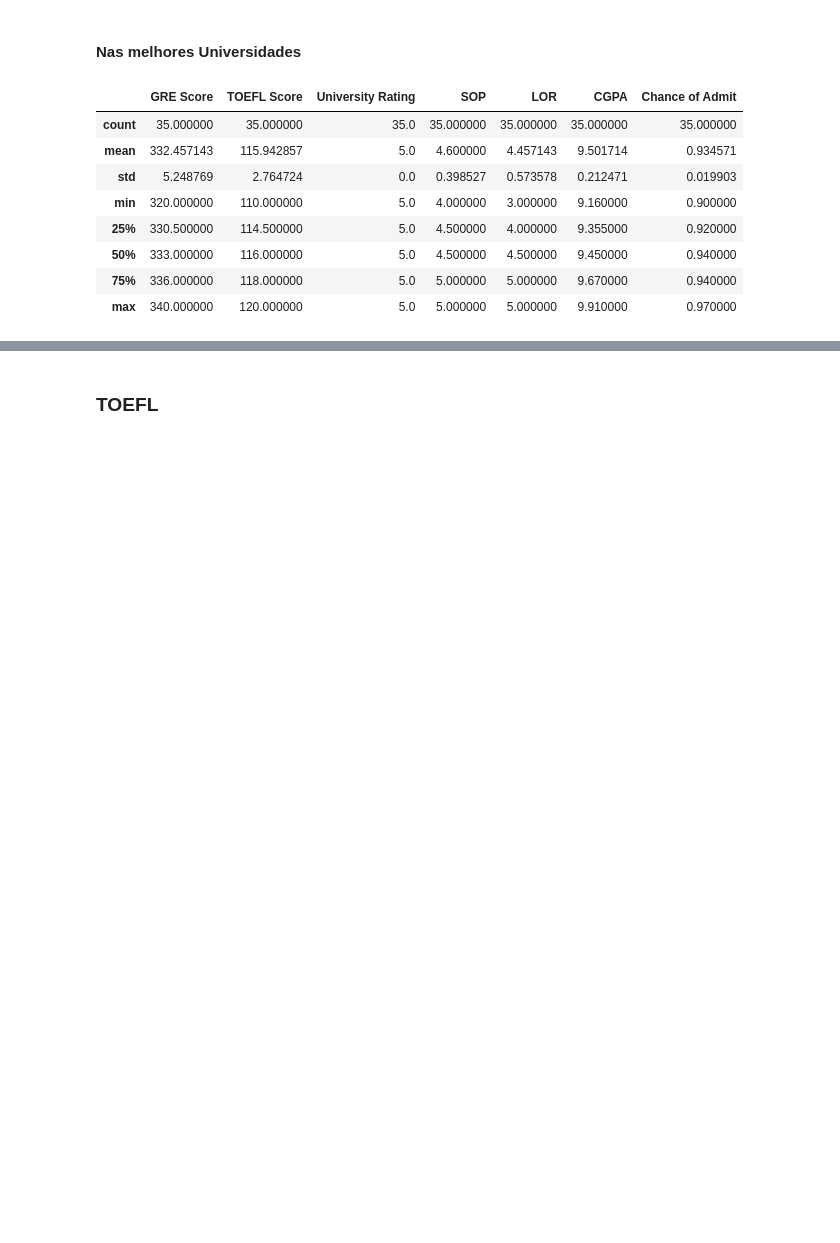
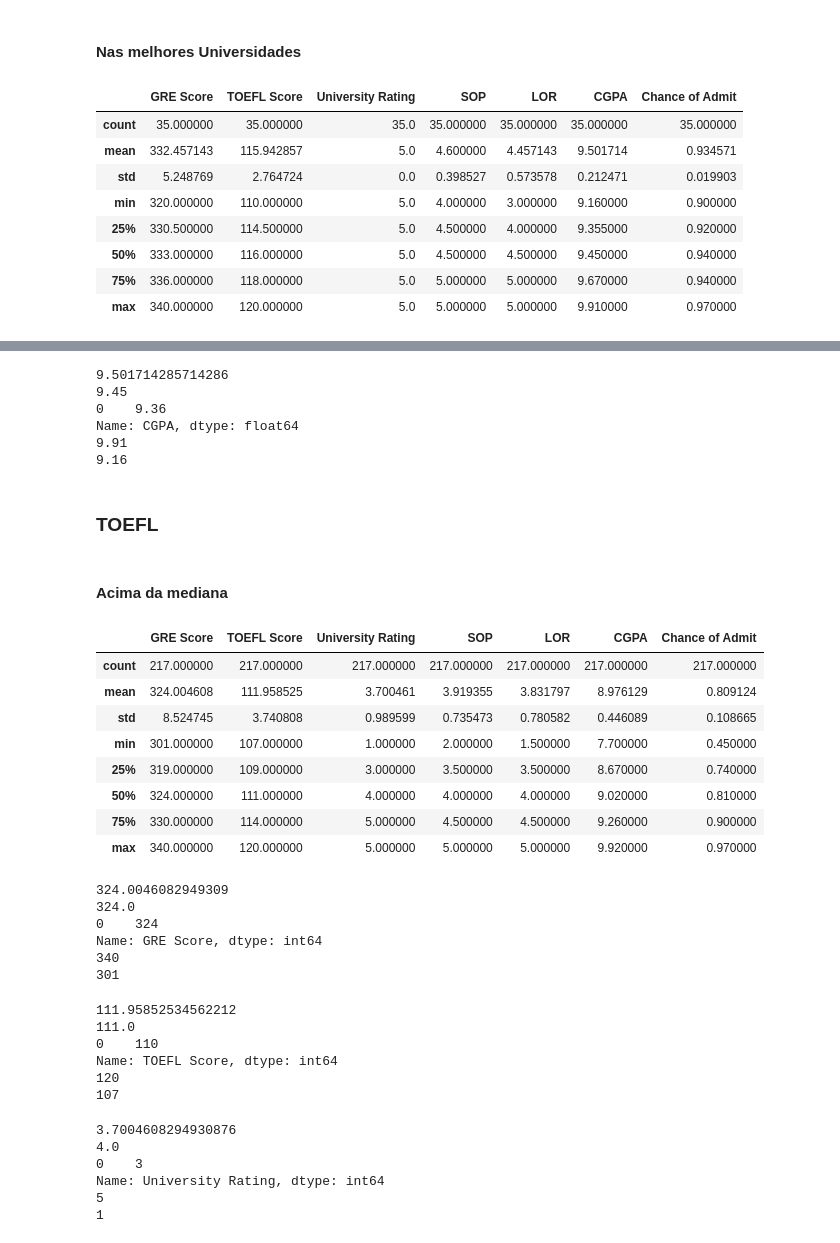
Before and after one commit to AHChaves/Trabalho-ISI, a Jupyter notebook: src/Analise_Exploratoria.ipynb, the cells around one changed output, grey strips where cells are left out. Drawn from its saved outputs; the diff is of its cells as text; code cells hidden in the pictures; blank space fills up the shorter version.

Commit message:
analise exploratória pt 2

```diff
--- a/src/Analise_Exploratoria.ipynb
+++ b/src/Analise_Exploratoria.ipynb
@@ -141,4 +293,17 @@ print(chance_of_aproval_best_university['TOEFL Score'].min())
 120
 110
+# %%
+print(chance_of_aproval_best_university['CGPA'].mean())
+print(chance_of_aproval_best_university['CGPA'].median())
+print(chance_of_aproval_best_university['CGPA'].mode())
+print(chance_of_aproval_best_university['CGPA'].max())
+print(chance_of_aproval_best_university['CGPA'].min())
+# %% [output]
+9.501714285714286
+9.45
+0    9.36
+Name: CGPA, dtype: float64
+9.91
+9.16
 # %% [markdown]
 ### TOEFL
@@ -146,0 +310,55 @@ analise_TOEFL = df[]
+# %% [markdown]
+#### Acima da mediana
+# %%
+analise_TOEFL_beyond_median = df[df['TOEFL Score'] >= 107]
+# %%
+analise_TOEFL_beyond_median.describe()
+# %% [output]
+|  | GRE Score | TOEFL Score | University Rating | SOP | LOR | CGPA | Chance of Admit |
+| count | 217.000000 | 217.000000 | 217.000000 | 217.000000 | 217.000000 | 217.000000 | 217.000000 |
+| mean | 324.004608 | 111.958525 | 3.700461 | 3.919355 | 3.831797 | 8.976129 | 0.809124 |
+| std | 8.524745 | 3.740808 | 0.989599 | 0.735473 | 0.780582 | 0.446089 | 0.108665 |
+| min | 301.000000 | 107.000000 | 1.000000 | 2.000000 | 1.500000 | 7.700000 | 0.450000 |
+| 25% | 319.000000 | 109.000000 | 3.000000 | 3.500000 | 3.500000 | 8.670000 | 0.740000 |
+| 50% | 324.000000 | 111.000000 | 4.000000 | 4.000000 | 4.000000 | 9.020000 | 0.810000 |
+| 75% | 330.000000 | 114.000000 | 5.000000 | 4.500000 | 4.500000 | 9.260000 | 0.900000 |
+| max | 340.000000 | 120.000000 | 5.000000 | 5.000000 | 5.000000 | 9.920000 | 0.970000 |
+# %%
+print(analise_TOEFL_beyond_median['GRE Score'].mean())
+print(analise_TOEFL_beyond_median['GRE Score'].median())
+print(analise_TOEFL_beyond_median['GRE Score'].mode())
+print(analise_TOEFL_beyond_median['GRE Score'].max())
+print(analise_TOEFL_beyond_median['GRE Score'].min())
+# %% [output]
+324.0046082949309
+324.0
+0    324
+Name: GRE Score, dtype: int64
+340
+301
+# %%
+print(analise_TOEFL_beyond_median['TOEFL Score'].mean())
+print(analise_TOEFL_beyond_median['TOEFL Score'].median())
+print(analise_TOEFL_beyond_median['TOEFL Score'].mode())
+print(analise_TOEFL_beyond_median['TOEFL Score'].max())
+print(analise_TOEFL_beyond_median['TOEFL Score'].min())
+# %% [output]
+111.95852534562212
+111.0
+0    110
+Name: TOEFL Score, dtype: int64
+120
+107
+# %%
+print(analise_TOEFL_beyond_median['University Rating'].mean())
+print(analise_TOEFL_beyond_median['University Rating'].median())
+print(analise_TOEFL_beyond_median['University Rating'].mode())
+print(analise_TOEFL_beyond_median['University Rating'].max())
+print(analise_TOEFL_beyond_median['University Rating'].min())
+# %% [output]
+3.7004608294930876
+4.0
+0    3
+Name: University Rating, dtype: int64
+5
+1
```
Also changed, not shown: parts of 34 cells of this notebook.
